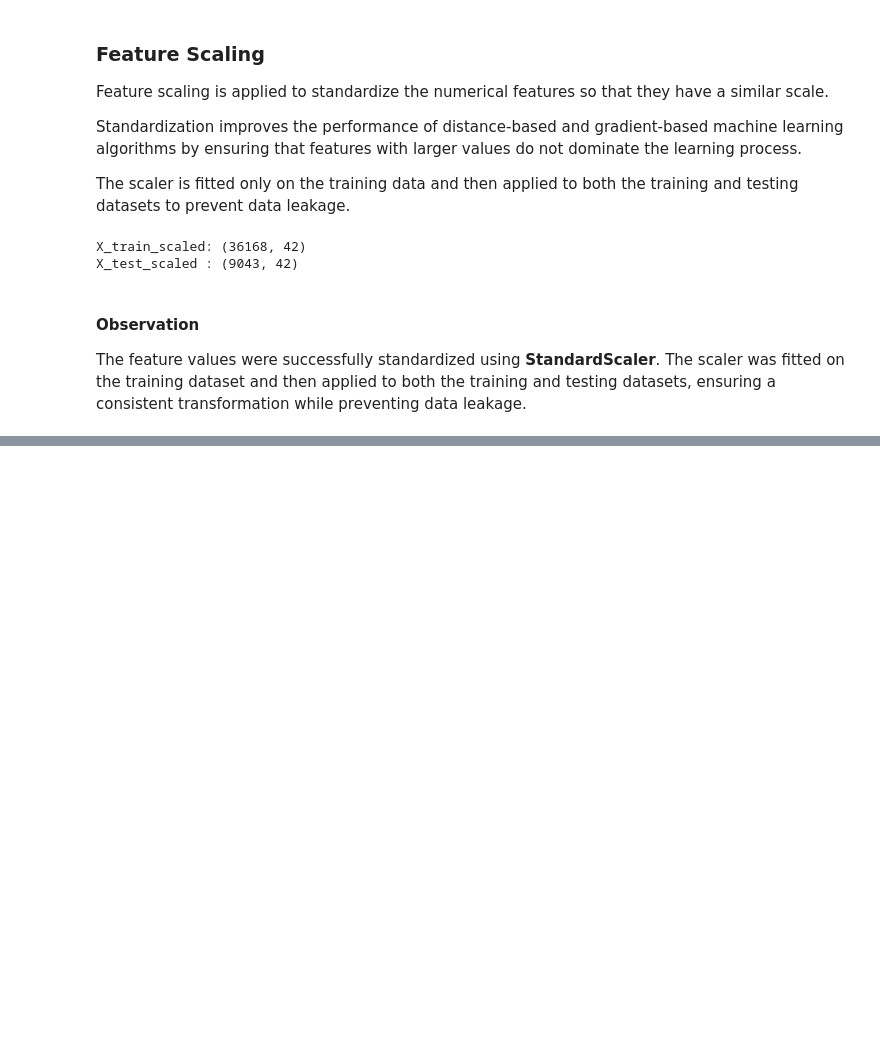
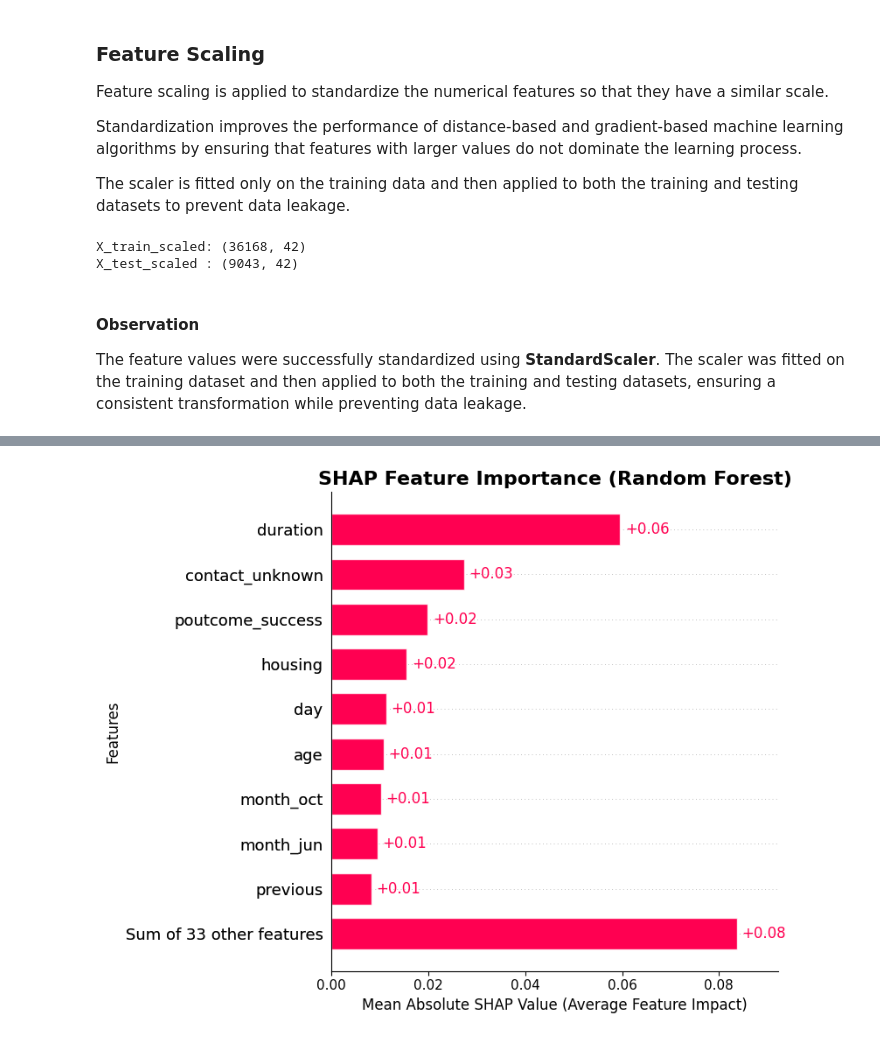
Before and after one commit to huzaifawaheed2/DevelopersHub-Corporation-Advanced-Internship, a Jupyter notebook: Project-01-Term-Deposit-Prediction/notebooks/term_deposit_prediction.ipynb, the cells around one changed output, grey strips where cells are left out. Saved outputs shown, nothing was run; the diff lists cells and outputs as text; code cells hidden in the pictures; blank space fills up the shorter version.

```diff
--- a/Project-01-Term-Deposit-Prediction/notebooks/term_deposit_prediction.ipynb
+++ b/Project-01-Term-Deposit-Prediction/notebooks/term_deposit_prediction.ipynb
@@ -1194,0 +1713,12 @@ The feature values were successfully standardized using **StandardScaler**. The
+# %%
+# Select 5 test samples
+
+X_sample = X_test.iloc[:20]
+
+# Create SHAP explainer
+
+explainer = shap.Explainer(random_forest)
+
+# Calculate SHAP values
+
+shap_values = explainer(X_sample)
@@ -1194,0 +1729,37 @@ The feature values were successfully standardized using **StandardScaler**. The
+# %%
+# SHAP Feature Importance Plot
+
+plt.figure(figsize=(10, 6))
+
+shap.plots.bar(
+    shap_values[:, :, 1],
+    show=False
+)
+
+plt.title(
+    "SHAP Feature Importance (Random Forest)",
+    fontsize=16,
+    fontweight="bold"
+)
+
+plt.xlabel(
+    "Mean Absolute SHAP Value (Average Feature Impact)",
+    fontsize=12
+)
+
+plt.ylabel(
+    "Features",
+    fontsize=12
+)
+
+plt.tight_layout()
+
+# plt.savefig(
+#     "../outputs/figures/14_shap_feature_importance.png",
+#     dpi=300,
+#     bbox_inches="tight"
+# )
+
+plt.show()
+# %% [output]
+[figure, added]
```
Also changed, not shown: parts of 55 cells of this notebook.
